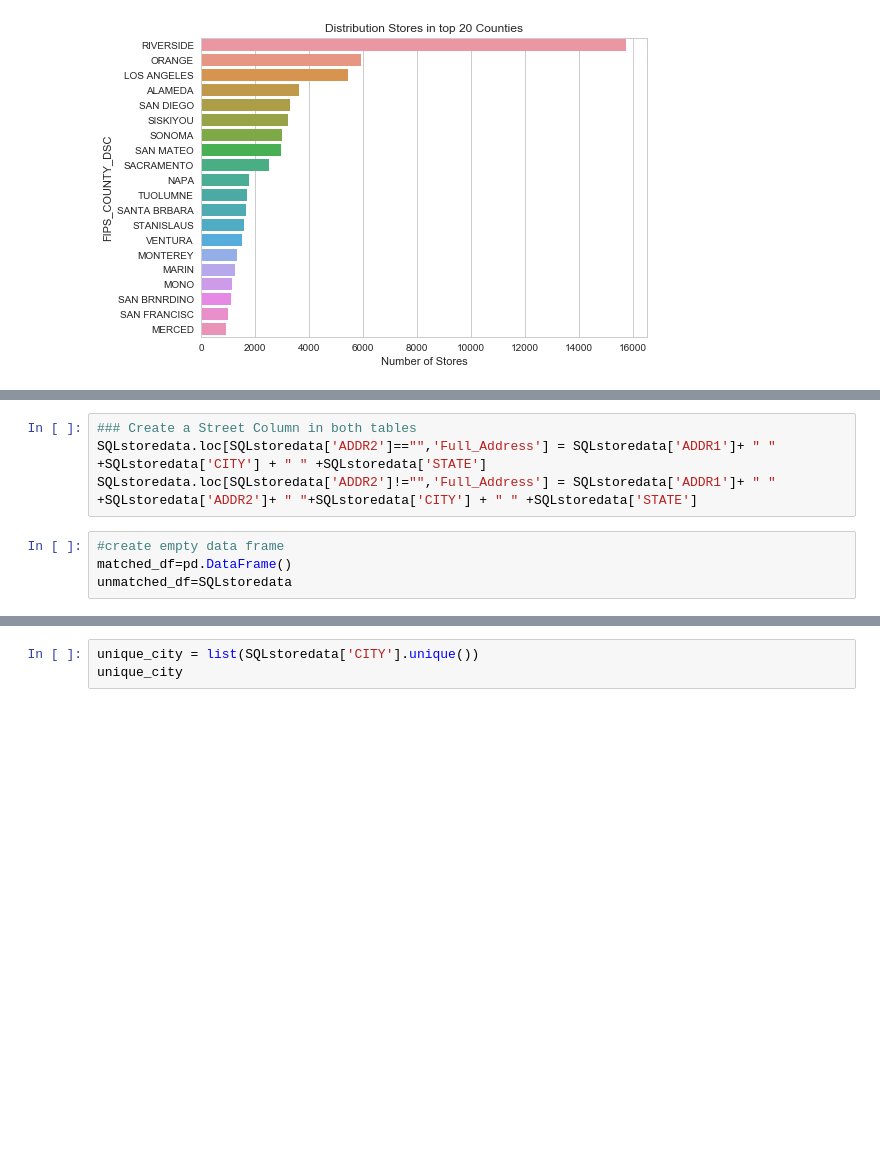
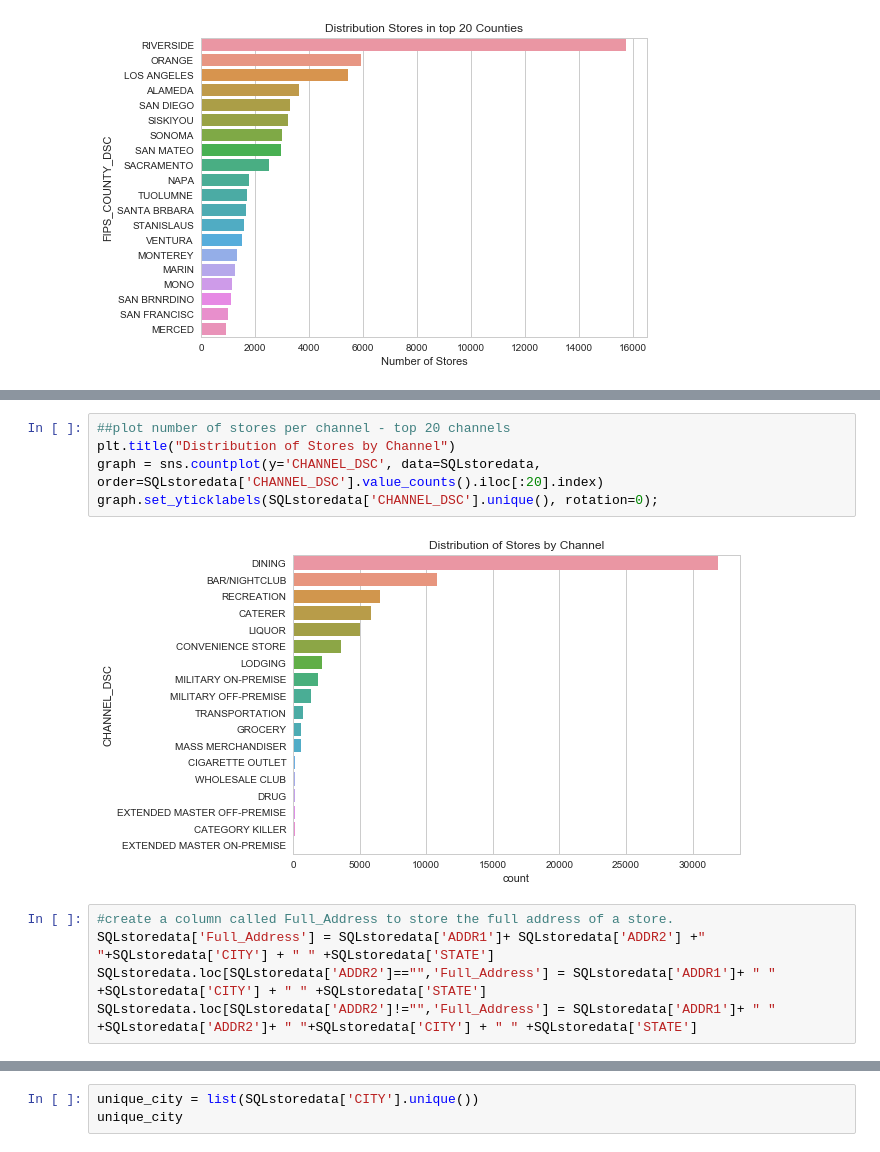
Before and after one commit to snowCbrands/1st_Repo, a Jupyter notebook: California LicenseV2.ipynb, the cells around one changed output, grey strips where cells are left out. Saved outputs shown, nothing was run; the diff lists cells and outputs as text; blank space fills up the shorter version.

```diff
--- a/California LicenseV2.ipynb
+++ b/California LicenseV2.ipynb
@@ -291,8 +381,12 @@ SQLstoredata['Full_Address'] = SQLstoredata['ADDR1']+ SQLstoredata['ADDR2'] +" "
+# %%
+##plot number of stores per channel - top 20 channels
+plt.title("Distribution of Stores by Channel")
+graph = sns.countplot(y='CHANNEL_DSC', data=SQLstoredata, order=SQLstoredata['CHANNEL_DSC'].value_counts().iloc[:20].index)
+graph.set_yticklabels(SQLstoredata['CHANNEL_DSC'].unique(), rotation=0);
+# %% [output]
+[figure, added]
 # %%
-### Create a Street Column in both tables
+#create a column called Full_Address to store the full address of a store.
+SQLstoredata['Full_Address'] = SQLstoredata['ADDR1']+ SQLstoredata['ADDR2'] +" "+SQLstoredata['CITY'] + " " +SQLstoredata['STATE']
 SQLstoredata.loc[SQLstoredata['ADDR2']=="",'Full_Address'] = SQLstoredata['ADDR1']+ " " +SQLstoredata['CITY'] + " " +SQLstoredata['STATE']
 SQLstoredata.loc[SQLstoredata['ADDR2']!="",'Full_Address'] = SQLstoredata['ADDR1']+ " " +SQLstoredata['ADDR2']+ " "+SQLstoredata['CITY'] + " " +SQLstoredata['STATE']
-# %%
-#create empty data frame
-matched_df=pd.DataFrame()
-unmatched_df=SQLstoredata
```
Also changed, not shown: parts of 141 cells of this notebook.
